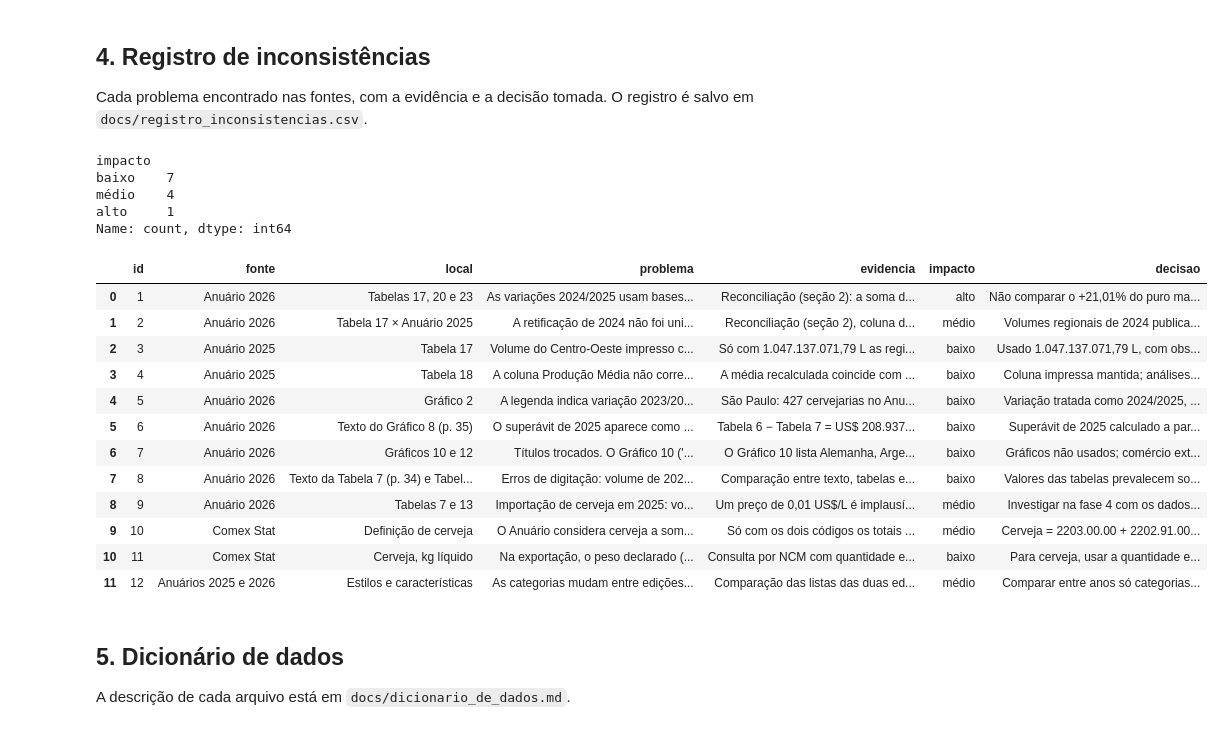
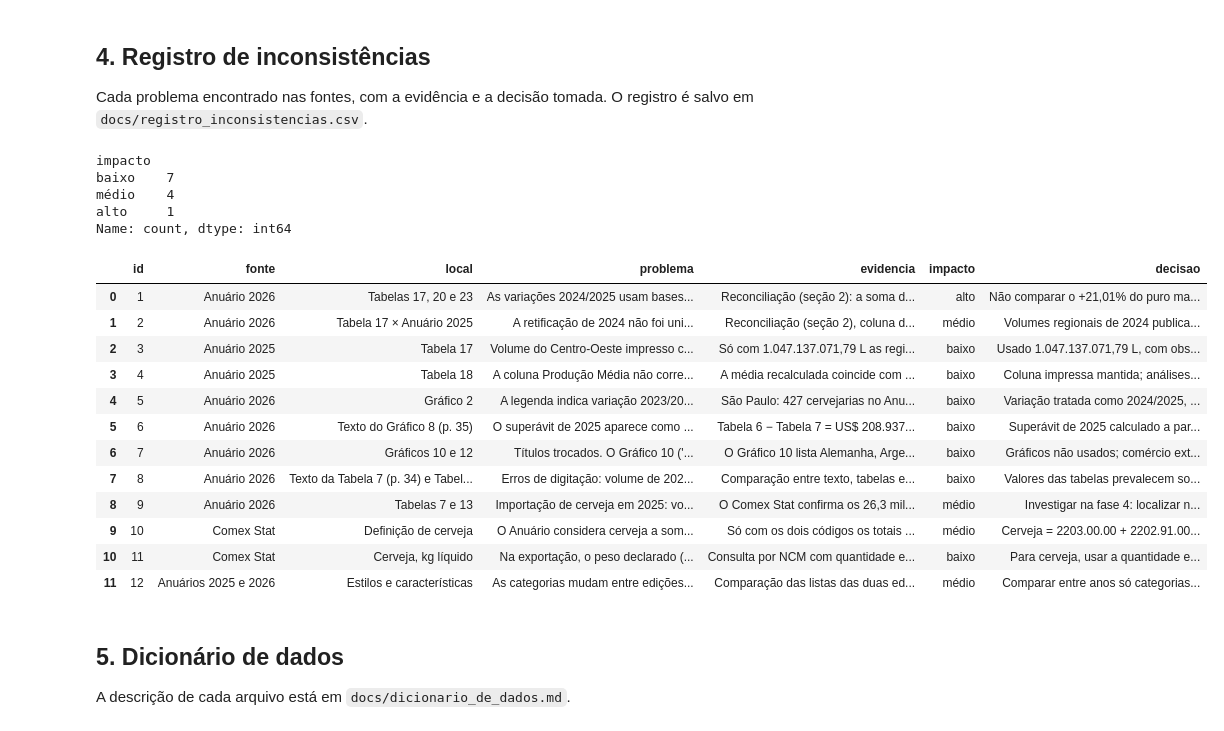
Before and after one commit to GianPlanezio/cerveja-brasil, a Jupyter notebook: notebooks/02_qualidade_dos_dados.ipynb, the cells around one changed output. Drawn from its saved outputs; the diff is of its cells as text; code cells hidden in the pictures.

Commit message:
Conclui fase 2: conferências, reconciliação, registro de inconsistências e dicionário de dados

```diff
--- a/notebooks/02_qualidade_dos_dados.ipynb
+++ b/notebooks/02_qualidade_dos_dados.ipynb
@@ -319,9 +319,9 @@ inconsistencias = [
         "fonte": "Anuário 2026",
         "local": "Tabelas 7 e 13",
         "problema": "Importação de cerveja em 2025: volume +251% com valor +1,7%; os EUA aparecem com preço médio de 0,01 US$/L.",
-        "evidencia": "Um preço de 0,01 US$/L é implausível e sugere erro na quantidade declarada.",
+        "evidencia": "O Comex Stat confirma os 26,3 milhões de litros (conferência da seção 3), então a anomalia está nas declarações de importação, não no Anuário. Um preço de 0,01 US$/L é implausível e sugere erro na quantidade declarada.",
         "impacto": "médio",
-        "decisao": "Investigar na fase 4 com os dados mensais do Comex Stat. Até lá, volumes importados de 2025 não são usados.",
+        "decisao": "Investigar na fase 4: localizar nos dados mensais do Comex o mês e o NCM do salto. Até lá, volumes importados de 2025 não são usados.",
     },
     {
         "fonte": "Comex Stat",
@@ -343,34 +343,34 @@ inconsistencias = [
         "fonte": "Anuários 2025 e 2026",
         "local": "Estilos e características",
         "problema": "As categorias mudam entre edições: a de 2026 exclui os estilos de maior volume e agrupa outros; 'Com madeira' (2024) e 'Com Madeiras Brasileiras' (2025) são definições diferentes.",
         "evidencia": "Comparação das listas das duas edições.",
         "impacto": "médio",
         "decisao": "Comparar entre anos só categorias com a mesma definição.",
     },
 ]
 
 df_inconsistencias = pd.DataFrame(inconsistencias)
 df_inconsistencias.insert(0, "id", range(1, len(df_inconsistencias) + 1))
 df_inconsistencias.to_csv(PASTA_DOCS / "registro_inconsistencias.csv", index=False)
 
 print(df_inconsistencias["impacto"].value_counts())
 df_inconsistencias
 # %% [output]
 impacto
 baixo    7
 médio    4
 alto     1
 Name: count, dtype: int64
 |  | id | fonte | local | problema | evidencia | impacto | decisao |
 | 0 | 1 | Anuário 2026 | Tabelas 17, 20 e 23 | As variações 2024/2025 usam bases... | Reconciliação (seção 2): a soma d... | alto | Não comparar o +21,01% do puro ma... |
 | 1 | 2 | Anuário 2026 | Tabela 17 × Anuário 2025 | A retificação de 2024 não foi uni... | Reconciliação (seção 2), coluna d... | médio | Volumes regionais de 2024 publica... |
 | 2 | 3 | Anuário 2025 | Tabela 17 | Volume do Centro-Oeste impresso c... | Só com 1.047.137.071,79 L as regi... | baixo | Usado 1.047.137.071,79 L, com obs... |
 | 3 | 4 | Anuário 2025 | Tabela 18 | A coluna Produção Média não corre... | A média recalculada coincide com ... | baixo | Coluna impressa mantida; análises... |
 | 4 | 5 | Anuário 2026 | Gráfico 2 | A legenda indica variação 2023/20... | São Paulo: 427 cervejarias no Anu... | baixo | Variação tratada como 2024/2025, ... |
 | 5 | 6 | Anuário 2026 | Texto do Gráfico 8 (p. 35) | O superávit de 2025 aparece como ... | Tabela 6 − Tabela 7 = US$ 208.937... | baixo | Superávit de 2025 calculado a par... |
 | 6 | 7 | Anuário 2026 | Gráficos 10 e 12 | Títulos trocados. O Gráfico 10 ('... | O Gráfico 10 lista Alemanha, Arge... | baixo | Gráficos não usados; comércio ext... |
 | 7 | 8 | Anuário 2026 | Texto da Tabela 7 (p. 34) e Tabel... | Erros de digitação: volume de 202... | Comparação entre texto, tabelas e... | baixo | Valores das tabelas prevalecem so... |
-| 8 | 9 | Anuário 2026 | Tabelas 7 e 13 | Importação de cerveja em 2025: vo... | Um preço de 0,01 US$/L é implausí... | médio | Investigar na fase 4 com os dados... |
+| 8 | 9 | Anuário 2026 | Tabelas 7 e 13 | Importação de cerveja em 2025: vo... | O Comex Stat confirma os 26,3 mil... | médio | Investigar na fase 4: localizar n... |
 | 9 | 10 | Comex Stat | Definição de cerveja | O Anuário considera cerveja a som... | Só com os dois códigos os totais ... | médio | Cerveja = 2203.00.00 + 2202.91.00... |
 | 10 | 11 | Comex Stat | Cerveja, kg líquido | Na exportação, o peso declarado (... | Consulta por NCM com quantidade e... | baixo | Para cerveja, usar a quantidade e... |
 | 11 | 12 | Anuários 2025 e 2026 | Estilos e características | As categorias mudam entre edições... | Comparação das listas das duas ed... | médio | Comparar entre anos só categorias... |
```
Also changed, not shown: 1 other file.
